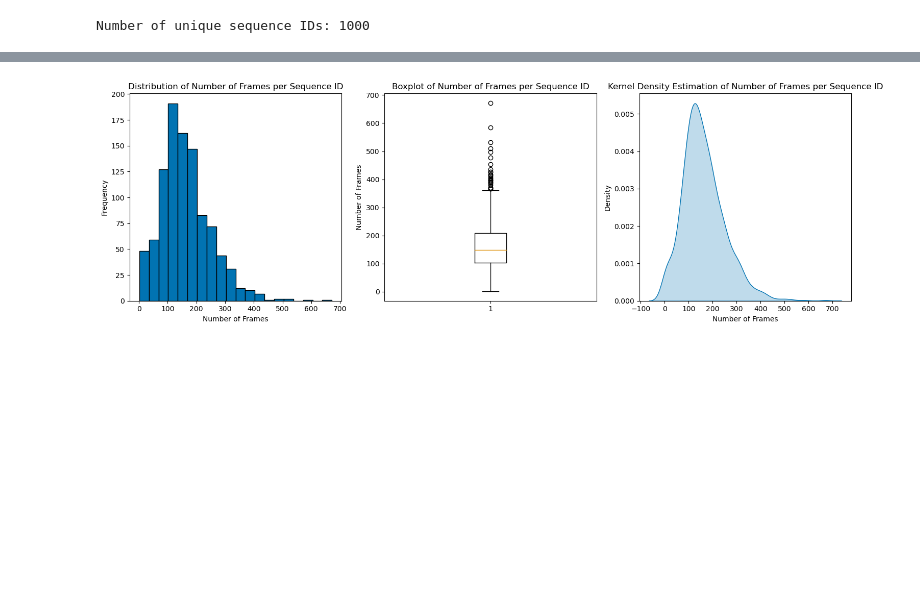
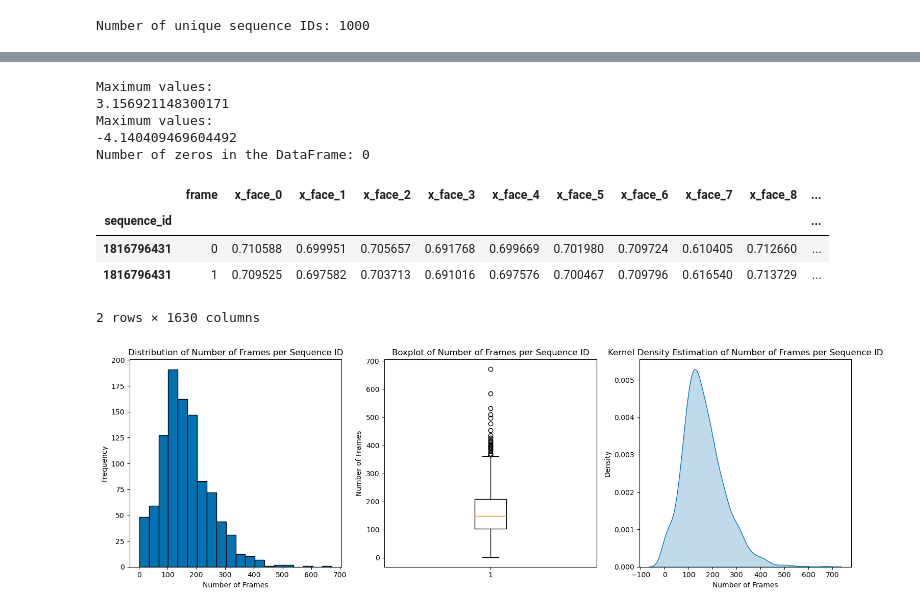
Before and after one commit to Nekoiii/Kaggle_notebook, a Jupyter notebook: sign-language-fingerspelling-recognition.ipynb, the cells around one changed output, grey strips where cells are left out. Cells and saved outputs as stored; diff of their text form; code cells hidden in the pictures; blank space fills up the shorter version.

```diff
--- a/sign-language-fingerspelling-recognition.ipynb
+++ b/sign-language-fingerspelling-recognition.ipynb
@@ -254,3 +261,29 @@ Number of unique frames for sequence_id 1816796431: 123
+# %%
+coordinate_columns = [col for col in example_sequence.columns if col != 'frame']
+# Use .copy() to clear the SettingWithCopyWarning
+# SettingWithCopyWarning: https://pandas.pydata.org/pandas-docs/stable/user_guide/indexing.html#returning-a-view-versus-a-copy
+example_sequence=example_sequence.copy()
+
+coordinate_data = example_sequence[coordinate_columns]
+print(f'Maximum values:\n{coordinate_data.max().max()}')
+print(f'Maximum values:\n{coordinate_data.min().min()}')
+print("Number of zeros in the DataFrame:", (coordinate_data == 0).sum().sum())
+
+coordinate_data = coordinate_data.fillna(0.0)
+
+example_sequence.loc[:, coordinate_columns] = coordinate_data
+example_sequence.head(2)
+# %% [output]
+Maximum values:
+3.156921148300171
+Maximum values:
+-4.140409469604492
+Number of zeros in the DataFrame: 0
+|  | frame | x_face_0 | x_face_1 | x_face_2 | x_face_3 | x_face_4 | x_face_5 | x_face_6 | x_face_7 | x_face_8 | ... |
+| sequence_id |  |  |  |  |  |  |  |  |  |  | ... |
+| 1816796431 | 0 | 0.710588 | 0.699951 | 0.705657 | 0.691768 | 0.699669 | 0.701980 | 0.709724 | 0.610405 | 0.712660 | ... |
+| 1816796431 | 1 | 0.709525 | 0.697582 | 0.703713 | 0.691016 | 0.697576 | 0.700467 | 0.709796 | 0.616540 | 0.713729 | ... |
+2 rows × 1630 columns
 # %%
 frame_counts = example_landmark.groupby('sequence_id')['frame'].nunique()
 
```
Also changed, not shown: parts of 10 cells of this notebook.
